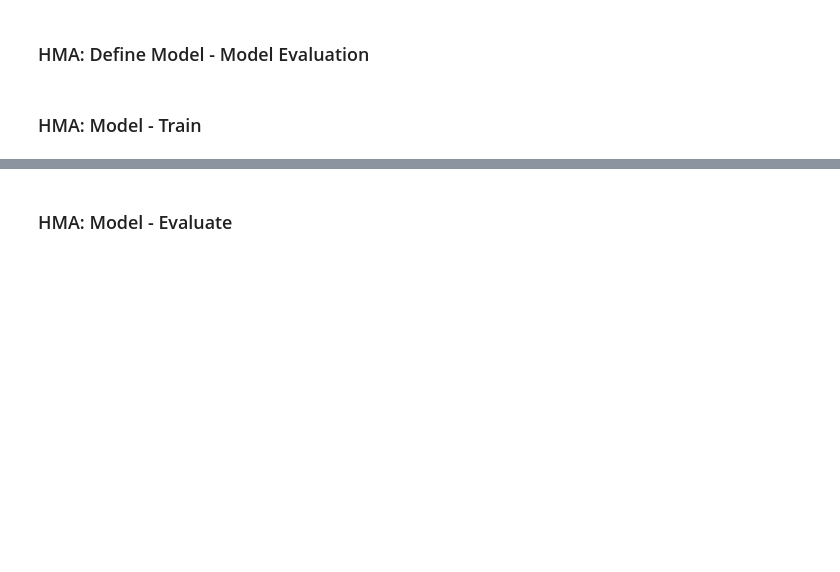
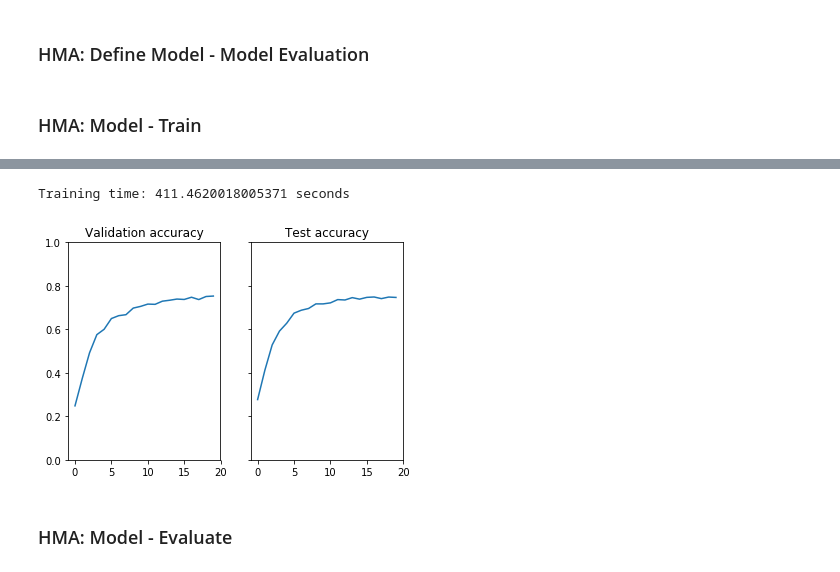
Before and after one commit to mahumberto/course-udacity-selfDrivingCarND, a Jupyter notebook: term1-computerVision-DeepLearning/06-proj-trafficSignClassifier/03-proj-trafficSignClassifier.ipynb, the cells around one changed output, grey strips where cells are left out. Drawn from its saved outputs; the diff is of its cells as text; code cells hidden in the pictures; blank space fills up the shorter version.

```diff
--- a/term1-computerVision-DeepLearning/06-proj-trafficSignClassifier/03-proj-trafficSignClassifier.ipynb
+++ b/term1-computerVision-DeepLearning/06-proj-trafficSignClassifier/03-proj-trafficSignClassifier.ipynb
@@ -376,0 +408,5 @@ with tf.Session() as sess:
+# %%
+trainingSession(hp_epochs = 20, hp_batchSize = 256)
+# %% [output]
+Training time: 411.4620018005371 seconds
+[figure, added]
```
Also changed, not shown: parts of 11 cells of this notebook.
